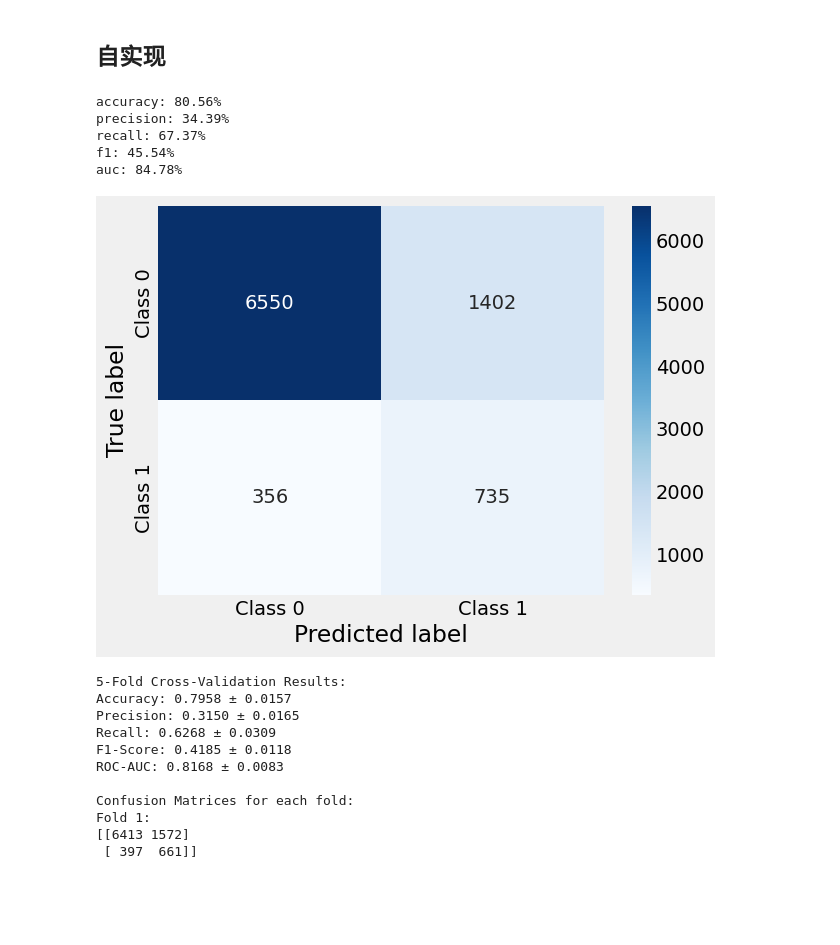
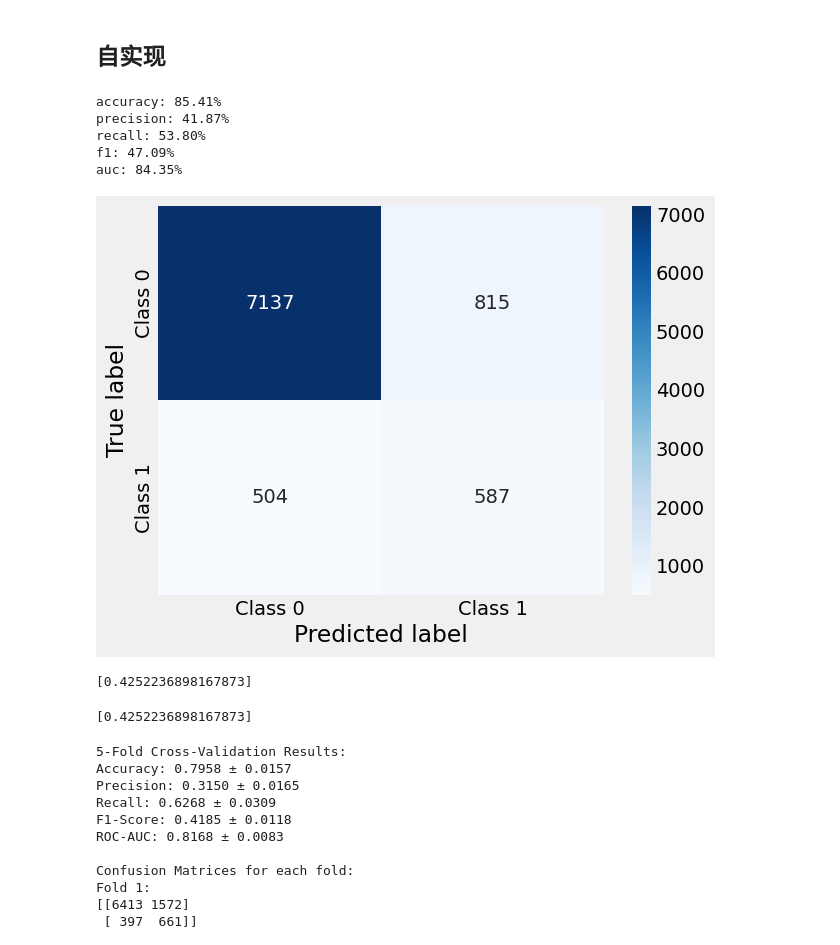
Before and after one commit to Dexter6268/DataMining-Project2, a Jupyter notebook: Bank Marketing.ipynb, the cells around one changed output. Drawn from its saved outputs; the diff is of its cells as text; code cells hidden in the pictures; blank space fills up the shorter version.

```diff
--- a/Bank Marketing.ipynb
+++ b/Bank Marketing.ipynb
@@ -488,40 +443,40 @@ auc: 91.16%
 # %%
 from RandomForest import RandomForest
 from sklearn.model_selection import cross_val_predict, StratifiedKFold
 from imblearn.pipeline import Pipeline as ImbPipeline
 from imblearn.over_sampling import SMOTE
 from sklearn.model_selection import train_test_split
 X_train, X_test, y_train, y_test = train_test_split(X, y, test_size = 0.2, random_state=RANDOM_SEED)
 
 random_state = 42
 rf_custom = RandomForest(n_estimators=50,
-                            max_depth=6,
+                            max_depth=None,
                             min_samples_split=20,
                             mode="classification",
                             random_state=random_state,
                             )
 smote = SMOTE(sampling_strategy='auto', random_state=RANDOM_SEED)
 X_train, y_train = smote.fit_resample(X_train, y_train)
 # pipeline = ImbPipeline(steps=[
 #     ('smote', smote),
 #     ('classifier', rf_custom)
 # ])
 # cv = StratifiedKFold(n_splits=5, shuffle=True, random_state=RANDOM_SEED)
 
-# y_pred_prob = cross_val_predict(pipeline, X, y, cv=cv, method='predict_proba')[:, 1]
+# y_prob = cross_val_predict(pipeline, X, y, cv=cv, method='predict_proba')[:, 1]
 
 rf_custom.fit(X_train, y_train)
-y_pred_prob = rf_custom.predict_proba(X_test)[:, 1]
-y_pred = (y_pred_prob >= 0.5).astype(int)
+y_prob = rf_custom.predict_proba(X_test)[:, 1]
+y_pred = (y_prob >= 0.5).astype(int)
 
-print_metrics(y_test, y_pred, y_pred_prob)
+print_metrics(y_test, y_pred, y_prob)
 # %% [output]
-accuracy: 80.56%
-precision: 34.39%
-recall: 67.37%
-f1: 45.54%
-auc: 84.78%
+accuracy: 85.41%
+precision: 41.87%
+recall: 53.80%
+f1: 47.09%
+auc: 84.35%
-[figure, old version]
+[figure, new version]
 # %%
 # 2. 数据预处理
 import numpy as np
@@ -598,6 +551,14 @@ recalls.append(recall_score(y_test, y_pred))
 f1_scores.append(f1_score(y_test, y_pred))
 roc_aucs.append(roc_auc_score(y_test, y_prob))
 confusion_matrices.append(confusion_matrix(y_test, y_pred))
+# %%
+f1_scores
+# %% [output]
+[0.4252236898167873]
+# %%
+f1_scores
+# %% [output]
+[0.4252236898167873]
 # %%
 # 第2折
 train_index, test_index = split_index[1]
```
Also changed, not shown: parts of 9 cells of this notebook, 4 other files.
